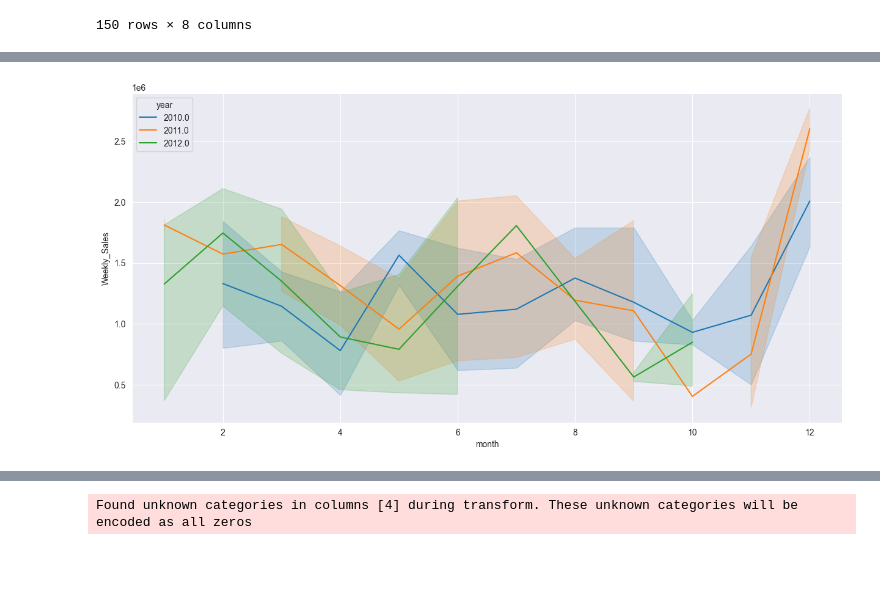
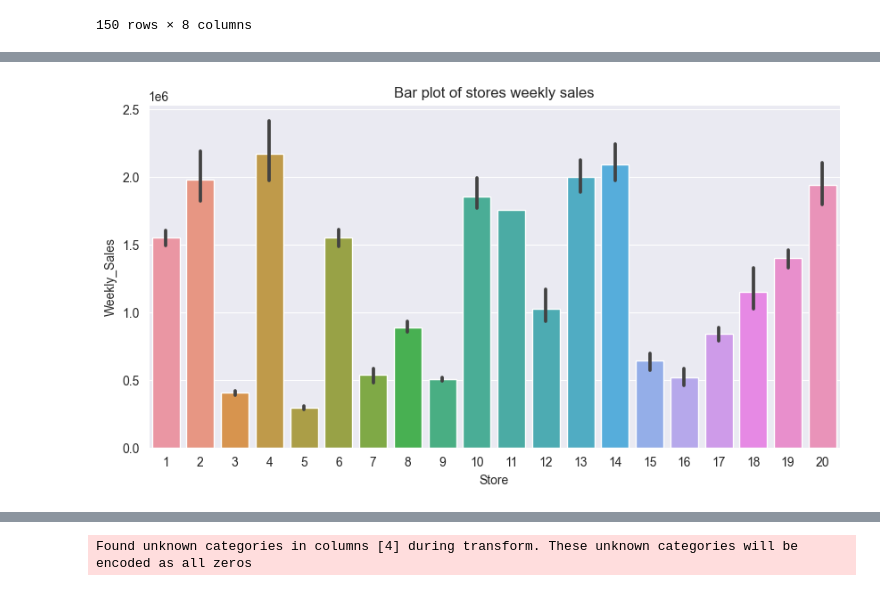
Before and after one commit to Swellisgood/fullstack-data-certification, a Jupyter notebook: BLOC_3_ML/walmart/01-Walmart_sales.ipynb, the cells around one changed output, grey strips where cells are left out. Saved outputs shown, nothing was run; the diff lists cells and outputs as text; code cells hidden in the pictures; blank space fills up the shorter version.

```diff
--- a/BLOC_3_ML/walmart/01-Walmart_sales.ipynb
+++ b/BLOC_3_ML/walmart/01-Walmart_sales.ipynb
@@ -216,11 +200,9 @@ df
-# %%
-# df.loc['Year'] = df['Date'].dt.year
-# df.loc['Month'] = df['Date'].dt.month
-# df.loc['Day'] = df['Date'].dt.day
-# df.loc['Day_of_Week'] = df['Date'].dt.day_of_week
-
-plt.figure(figsize=(15,7))
-sns.lineplot(data=df,x='month',y='Weekly_Sales',hue='year',palette='tab10')
-plt.show()
-# %% [output]
-[figure, removed]
+# %%
+# bar plot of the stores weekly sales
+sns.set_style('darkgrid')
+plt.figure(figsize = (10, 5))
+g = sns.barplot(data = df, x = 'Store', y = 'Weekly_Sales')
+g.set_title("Bar plot of stores weekly sales")
+plt.show()
+# %% [output]
+[figure, added]
```
Also changed, not shown: parts of 57 cells of this notebook.
